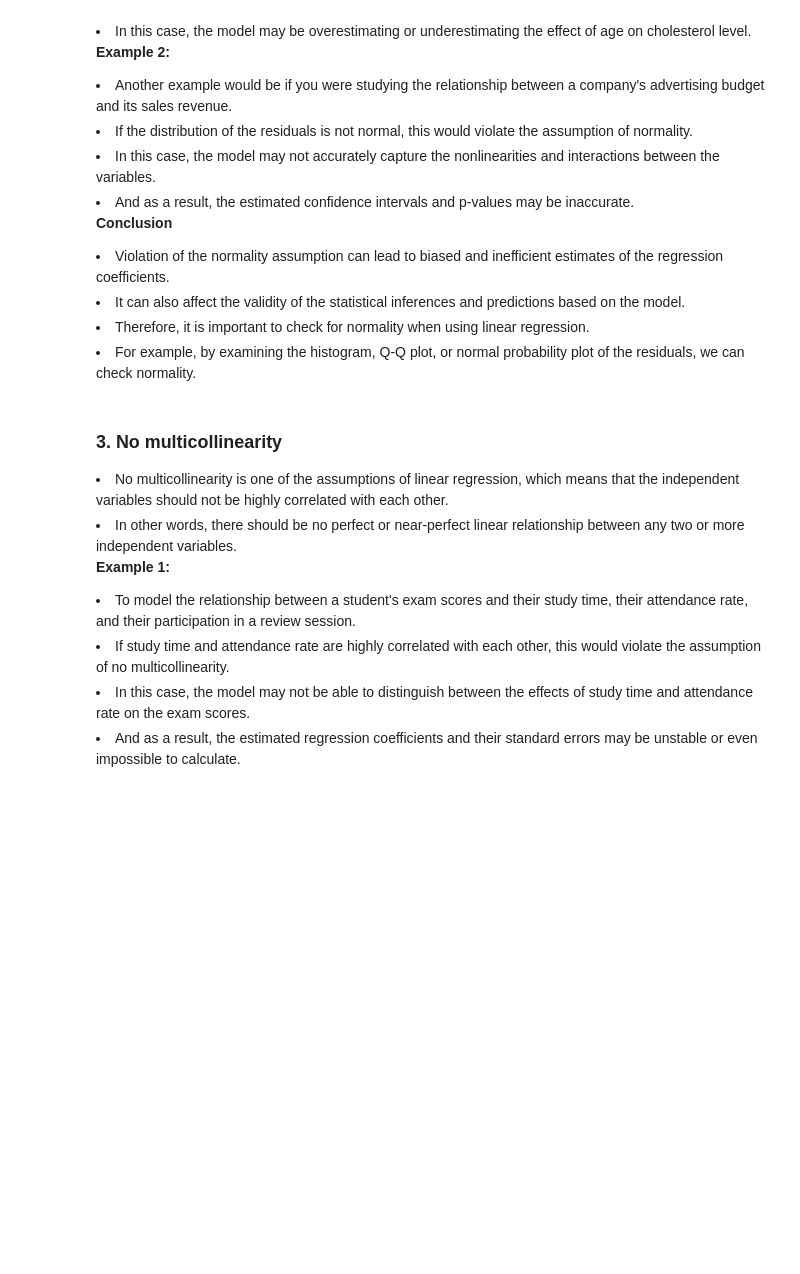
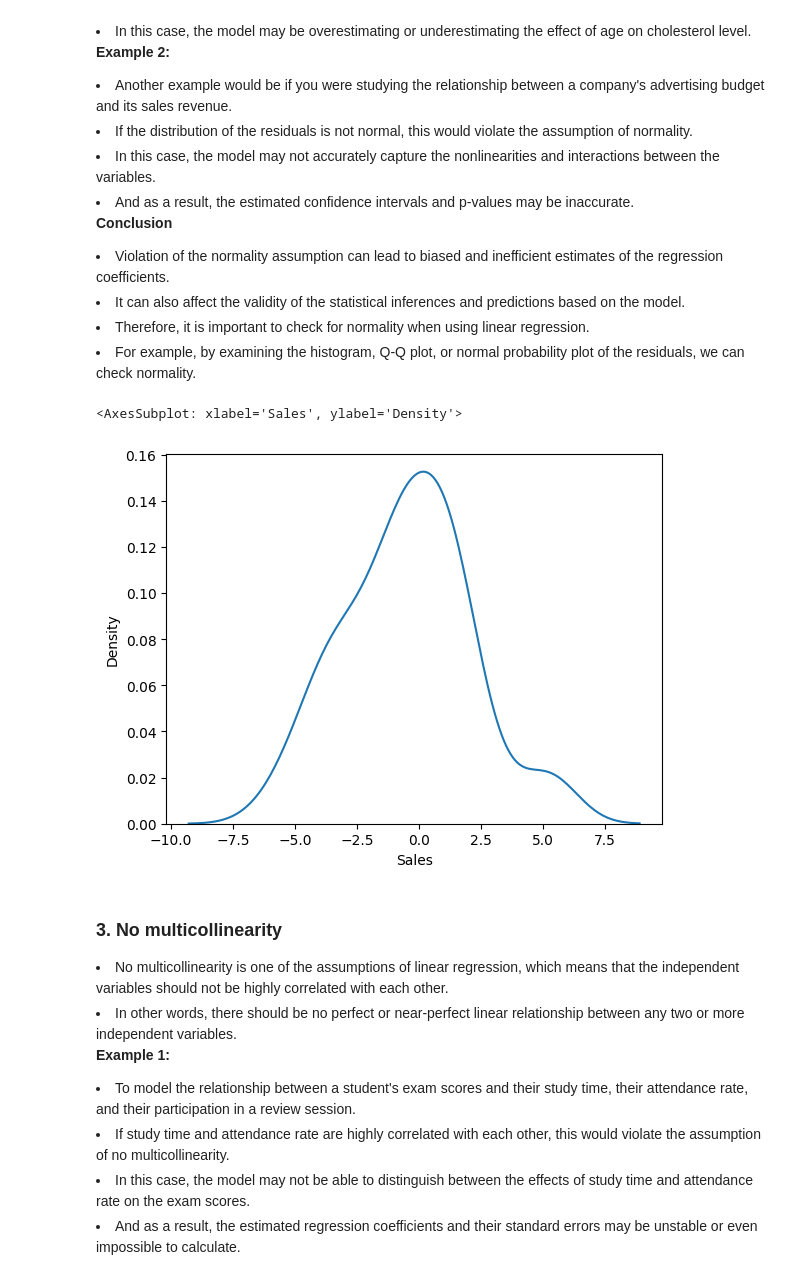
Before and after one commit to prabhat-123/Python_For_Data_Science, a Jupyter notebook: Linear_Regression.ipynb, the cells around one changed output. Cells and saved outputs as stored; diff of their text form; code cells hidden in the pictures; blank space fills up the shorter version.

Commit message:
assumptions of linear regression

```diff
--- a/Linear_Regression.ipynb
+++ b/Linear_Regression.ipynb
@@ -429,3 +480,5 @@ plt.ylabel("Increase In Sales")
 plt.show()
 # %% [output]
 [figure]
+# %%
+df['random'] = np.random.randint(1, 200, 200)
@@ -490,6 +659,26 @@ plt.show()
 <li>Violation of the normality assumption can lead to biased and inefficient estimates of the regression coefficients.</li> <li>It can also affect the validity of the statistical inferences and predictions based on the model.</li>
 <li>Therefore, it is important to check for normality when using linear regression.</li>
 <li>For example, by examining the histogram, Q-Q plot, or normal probability plot of the residuals, we can check normality.</li>
+# %%
+data = df[['TV']]
+labels = df['Sales']
+
+x_train, x_test, y_train, y_test = train_test_split(data, labels,
+                                                    test_size = 0.25)
+
+lr = LinearRegression()
+
+lr.fit(x_train, y_train)
+
+predictions = lr.predict(x_test)
+residuals = predictions - y_test
+# %%
+import warnings
+warnings.filterwarnings('ignore')
+sns.kdeplot(residuals)
+# %% [output]
+<AxesSubplot: xlabel='Sales', ylabel='Density'>
+[figure, added]
 # %% [markdown]
 ### 3. No multicollinearity
 
```
Also changed, not shown: parts of 55 cells of this notebook, 7 other files.
